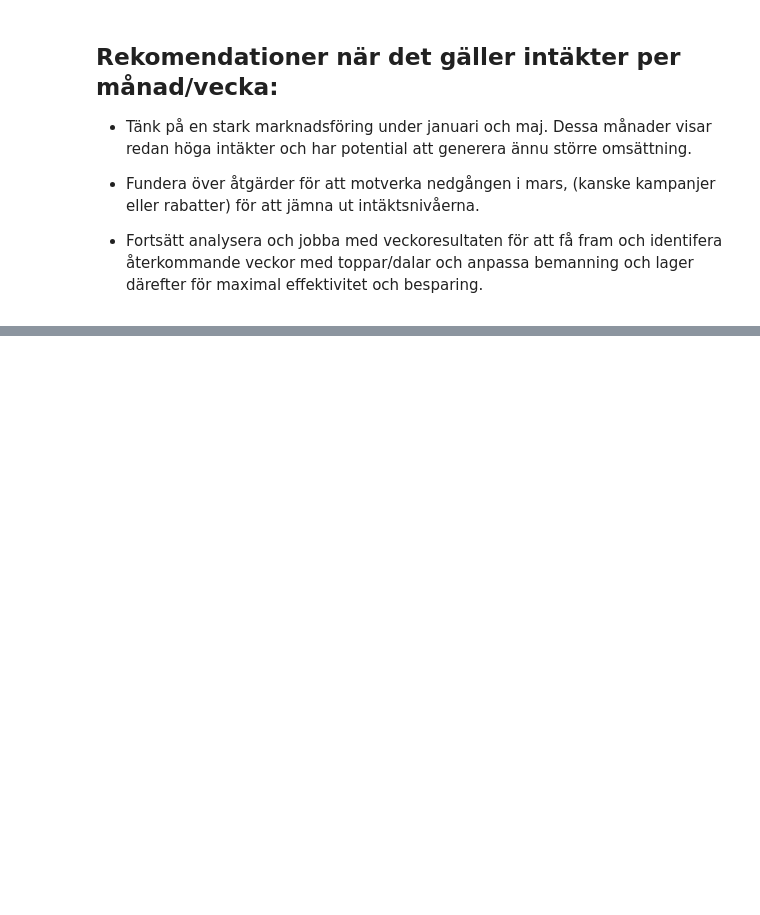
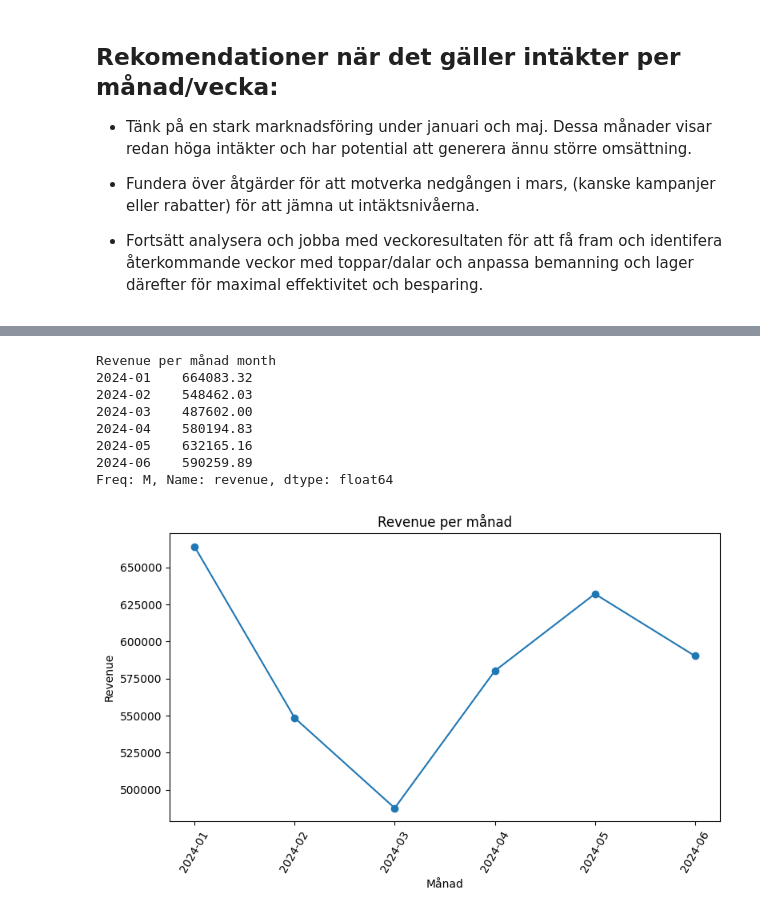
Before and after one commit to KevinCJohansson/E-handel-snabbrapport, a Jupyter notebook: notebooks/report.ipynb, the cells around one changed output, grey strips where cells are left out. Drawn from its saved outputs; the diff is of its cells as text; code cells hidden in the pictures; blank space fills up the shorter version.

```diff
--- a/notebooks/report.ipynb
+++ b/notebooks/report.ipynb
@@ -124,0 +144,9 @@ plt.show()
+# %%
+df["date"] = pd.to_datetime(df["date"])  # säkerställ att det är datetime-format
+df["month"] = df["date"].dt.to_period("M").astype(str)
+
+df = M.add_month_column(df)
+grouped = M.sales_per_cat(df, calc_change=True)
+
+print(grouped)
+#Visar försäjlning per kategori per månad och om försäjlningen minskar eller ökar i %.
@@ -124,0 +192,8 @@ plt.show()
+# %%
+df = pd.read_csv("../data/ecommerce_sales.csv")
+antal_hög_unite, antal_låg_unite, df_large_orders = M.order_controll(df, column="units")
+
+print(f"Antal order med hög unit värde: {antal_hög_unite}")
+print(f"Antal order med låg unit värde: {antal_låg_unite}")
+print("Ordrarna med väldigt många units:")
+display(df_large_orders)
@@ -124,0 +248,18 @@ plt.show()
+# %%
+df["date"] = pd.to_datetime(df["date"])  # säkerställ att det är datetime-format
+df["month"] = df["date"].dt.to_period("M")
+
+monthly_revenue = M.month_revenue(df, column="month")
+print(f"Revenue per månad {monthly_revenue}")
+
+V.plot_monthly_revenue(monthly_revenue)
+# %% [output]
+Revenue per månad month
+2024-01    664083.32
+2024-02    548462.03
+2024-03    487602.00
+2024-04    580194.83
+2024-05    632165.16
+2024-06    590259.89
+Freq: M, Name: revenue, dtype: float64
+[figure, added]
```
Also changed, not shown: parts of 8 cells of this notebook, 6 other files.
